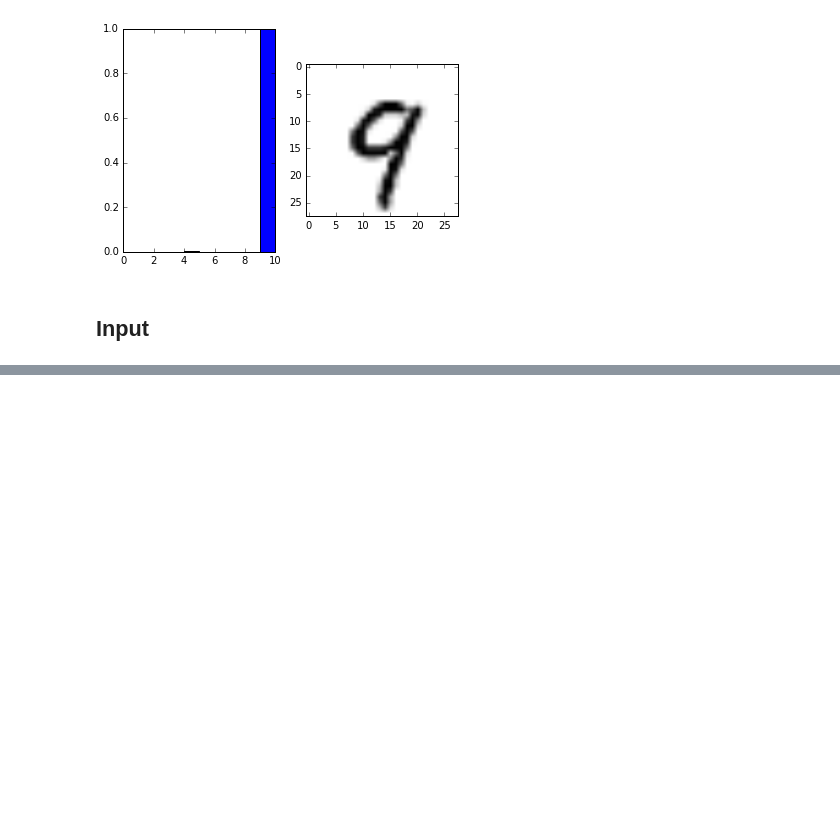
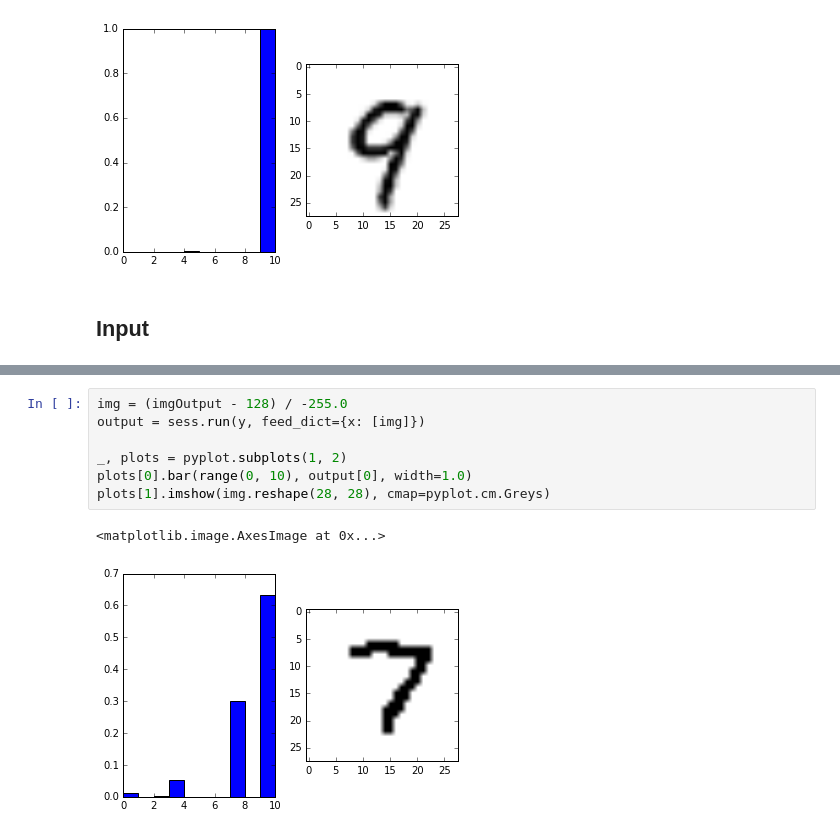
Before and after one commit to paulsuda/notebook-work, a Jupyter notebook: notebooks/MNIST Load and Train.ipynb, the cells around one changed output, grey strips where cells are left out. Drawn from its saved outputs; the diff is of its cells as text; blank space fills up the shorter version.

```diff
--- a/notebooks/MNIST Load and Train.ipynb
+++ b/notebooks/MNIST Load and Train.ipynb
@@ -267,0 +317,10 @@ print testing['image'][i]
+# %%
+img = (imgOutput - 128) / -255.0
+output = sess.run(y, feed_dict={x: [img]})
+
+_, plots = pyplot.subplots(1, 2)
+plots[0].bar(range(0, 10), output[0], width=1.0)
+plots[1].imshow(img.reshape(28, 28), cmap=pyplot.cm.Greys)
+# %% [output]
+<matplotlib.image.AxesImage at 0x...>
+[figure, added]
```
Also changed, not shown: parts of 5 cells of this notebook, 1 other file.
